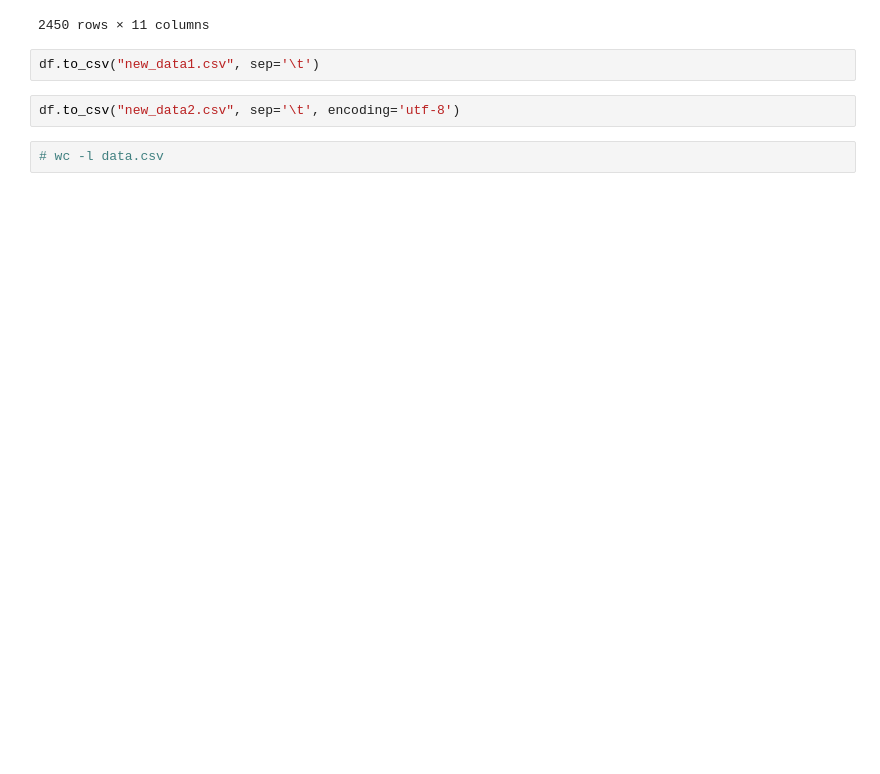
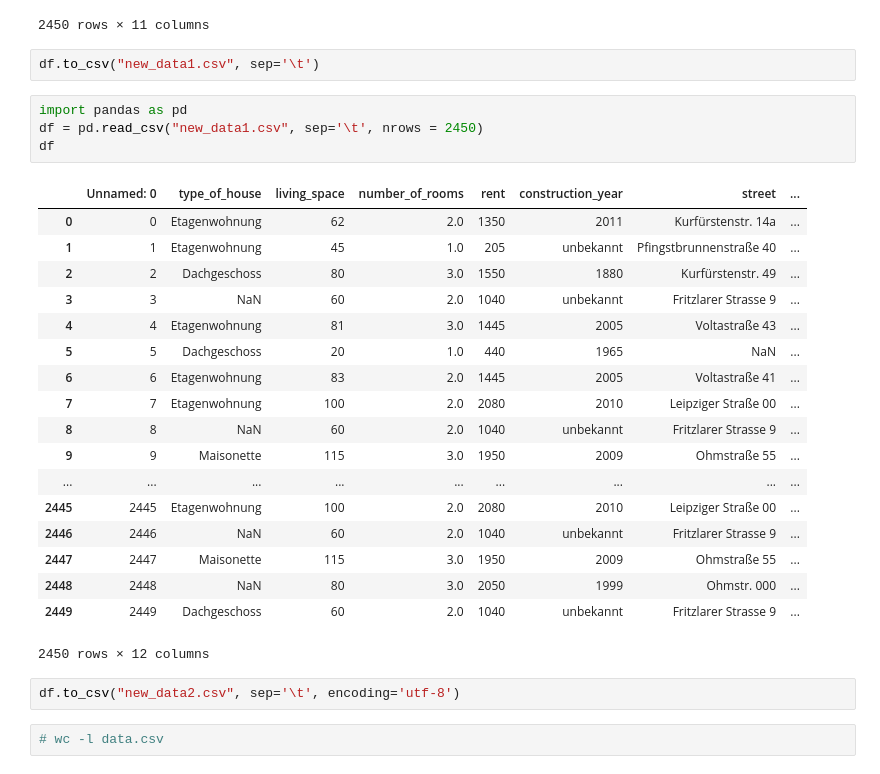
Before and after one commit to TiffanyHsuuuu/machine_learning, a Jupyter notebook: Rented Apartment.ipynb, the cells around one changed output. Saved outputs shown, nothing was run; the diff lists cells and outputs as text; blank space fills up the shorter version.

```diff
--- a/Rented Apartment.ipynb
+++ b/Rented Apartment.ipynb
@@ -148,6 +147,29 @@ df
 2450 rows × 11 columns
 # %%
 df.to_csv("new_data1.csv", sep='\t')
+# %%
+import pandas as pd
+df = pd.read_csv("new_data1.csv", sep='\t', nrows = 2450)
+df
+# %% [output]
+|  | Unnamed: 0 | type_of_house | living_space | number_of_rooms | rent | construction_year | street | ... |
+| 0 | 0 | Etagenwohnung | 62 | 2.0 | 1350 | 2011 | Kurfürstenstr. 14a | ... |
+| 1 | 1 | Etagenwohnung | 45 | 1.0 | 205 | unbekannt | Pfingstbrunnenstraße 40 | ... |
+| 2 | 2 | Dachgeschoss | 80 | 3.0 | 1550 | 1880 | Kurfürstenstr. 49 | ... |
+| 3 | 3 | NaN | 60 | 2.0 | 1040 | unbekannt | Fritzlarer Strasse 9 | ... |
+| 4 | 4 | Etagenwohnung | 81 | 3.0 | 1445 | 2005 | Voltastraße 43 | ... |
+| 5 | 5 | Dachgeschoss | 20 | 1.0 | 440 | 1965 | NaN | ... |
+| 6 | 6 | Etagenwohnung | 83 | 2.0 | 1445 | 2005 | Voltastraße 41 | ... |
+| 7 | 7 | Etagenwohnung | 100 | 2.0 | 2080 | 2010 | Leipziger Straße 00 | ... |
+| 8 | 8 | NaN | 60 | 2.0 | 1040 | unbekannt | Fritzlarer Strasse 9 | ... |
+| 9 | 9 | Maisonette | 115 | 3.0 | 1950 | 2009 | Ohmstraße 55 | ... |
+| ... | ... | ... | ... | ... | ... | ... | ... | ... |
+| 2445 | 2445 | Etagenwohnung | 100 | 2.0 | 2080 | 2010 | Leipziger Straße 00 | ... |
+| 2446 | 2446 | NaN | 60 | 2.0 | 1040 | unbekannt | Fritzlarer Strasse 9 | ... |
+| 2447 | 2447 | Maisonette | 115 | 3.0 | 1950 | 2009 | Ohmstraße 55 | ... |
+| 2448 | 2448 | NaN | 80 | 3.0 | 2050 | 1999 | Ohmstr. 000 | ... |
+| 2449 | 2449 | Dachgeschoss | 60 | 2.0 | 1040 | unbekannt | Fritzlarer Strasse 9 | ... |
+2450 rows × 12 columns
 # %%
 df.to_csv("new_data2.csv", sep='\t', encoding='utf-8')
 # %%
```
Also changed, not shown: parts of 1 cell of this notebook.
